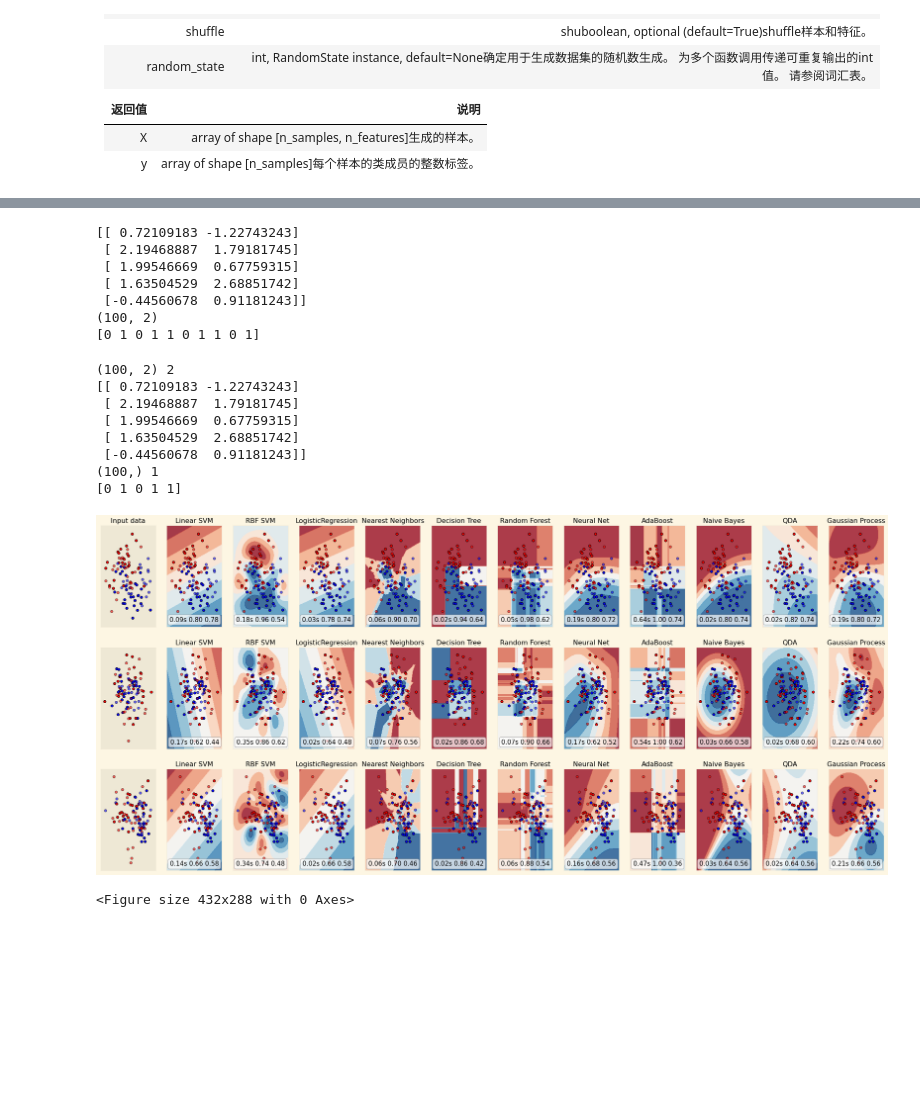
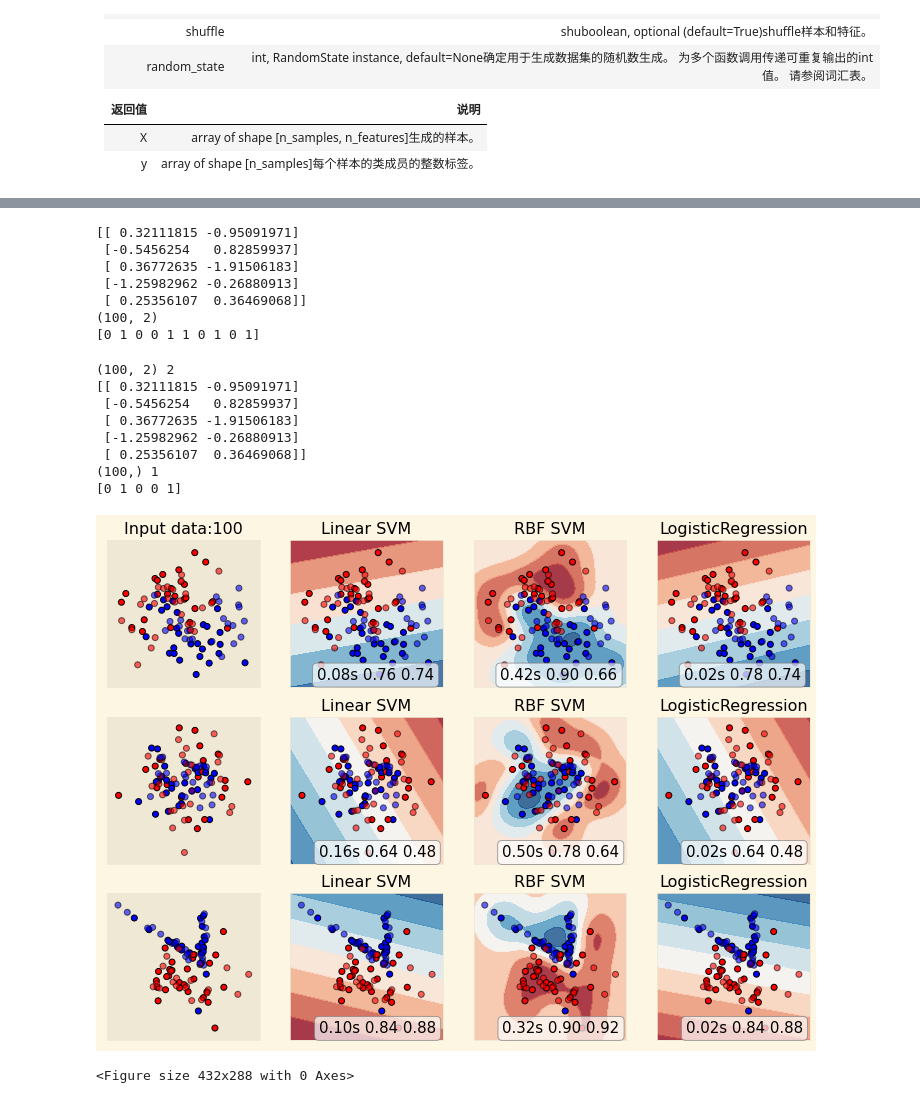
Before and after one commit to vcfriend/python-demo, a Jupyter notebook: scikit-learn/svm/code/plot_classifier_comparison.ipynb, the cells around one changed output, grey strips where cells are left out. Saved outputs shown, nothing was run; the diff lists cells and outputs as text; code cells hidden in the pictures; blank space fills up the shorter version.

```diff
--- a/scikit-learn/svm/code/plot_classifier_comparison.ipynb
+++ b/scikit-learn/svm/code/plot_classifier_comparison.ipynb
@@ -78,7 +78,7 @@ names = [
 ]
 
 classifiers = [
-    SVC(kernel="linear", C=0.1),
+    SVC(kernel="linear", C=1, gamma=0.5, probability=True),
     SVC(kernel="rbf", C=1, gamma=1),
     LogisticRegression(C=1, ),
     KNeighborsClassifier(3),
@@ -102,10 +102,10 @@ X, y = make_classification(
     n_features=2,  #特征集个数
     n_redundant=0,  #冗余特征个数
     n_informative=2,  #有效特征个数
-    random_state=0,  #确定用于生成数据集的随机数生成。 为多个函数调用传递可重复输出的int值。
-    n_clusters_per_class=1,  #簇的个数
-    flip_y = 0.5,  # (default=0.01)类别随机分配的样本比例。 较大的值会在标签中引入噪音，并使分类任务更加困难。
-    n_classes=2,  #int类型 (default=2)分类问题的类（或标签）数。sss
+    n_clusters_per_class=2,  #簇的个数
+    n_classes=2,  #int类型 (default=2)分类问题的类（或标签）数。
+    flip_y = 0.01,  # (default=0.01)类别随机分配的样本比例。 较大的值会在标签中引入噪音，并使分类任务更加困难。
+    random_state=2,  #确定用于生成数据集的随机数生成。 为多个函数调用传递可重复输出的int值。
 )
 # %%
 print(X.shape,X.ndim)
@@ -132,8 +132,8 @@ print(y[:10,])
 # y = np.random.uniform(y.shape)  #从参数化的均匀分布中抽取样本
 
 
-rng = np.random.RandomState(2)  #使用RandomState(int)可以自定义随机数种子，以保证每次执行代码，生成的数组都相同。 https://blog.csdn.net/weixin_42782150/article/details/102841192
-X += 2 * rng.uniform(size=X.shape)  #从参数化的均匀分布中抽取样本
+# rng = np.random.RandomState(2)  #使用RandomState(int)可以自定义随机数种子，以保证每次执行代码，生成的数组都相同。 https://blog.csdn.net/weixin_42782150/article/details/102841192
+# X += 2 * rng.uniform(size=X.shape)  #从参数化的均匀分布中抽取样本
 
 linearly_separable = (X, y)  #线性可分的
 # %%
@@ -141,13 +141,13 @@ print(X[:5,])
 print(X.shape)
 print(linearly_separable[1][:10])
 # %% [output]
-[[ 0.72109183 -1.22743243]
- [ 2.19468887  1.79181745]
- [ 1.99546669  0.67759315]
- [ 1.63504529  2.68851742]
- [-0.44560678  0.91181243]]
+[[ 0.32111815 -0.95091971]
+ [-0.5456254   0.82859937]
+ [ 0.36772635 -1.91506183]
+ [-1.25982962 -0.26880913]
+ [ 0.25356107  0.36469068]]
 (100, 2)
-[0 1 0 1 1 0 1 1 0 1]
+[0 1 0 0 1 1 0 1 0 1]
 # %%
 datasets = [
     #make_moons是用于生成两个交错的半圈数据集 noise:默认是false，数据集是否加入高斯噪声
@@ -175,17 +175,17 @@ print(y.shape,y.ndim)
 print(y[:5,])
 # %% [output]
 (100, 2) 2
-[[ 0.72109183 -1.22743243]
- [ 2.19468887  1.79181745]
- [ 1.99546669  0.67759315]
- [ 1.63504529  2.68851742]
- [-0.44560678  0.91181243]]
+[[ 0.32111815 -0.95091971]
+ [-0.5456254   0.82859937]
+ [ 0.36772635 -1.91506183]
+ [-1.25982962 -0.26880913]
+ [ 0.25356107  0.36469068]]
 (100,) 1
-[0 1 0 1 1]
+[0 1 0 0 1]
 # %%
 #根据样本数和使用分类器个数计算画布大小
 n_wh = ((n_samples / (n_samples if n_samples>5000 else 5000)) + (len(names) / 10)) * 30
-figure = plt.figure(figsize=(n_wh, n_wh / 3 + 4))
+figure = plt.figure(figsize=(n_wh+3, n_wh / 3 + 6))
 i = 1
 # iterate over datasets 遍历数据集
 for ds_cnt, ds in enumerate(datasets):
@@ -237,7 +237,8 @@ for ds_cnt, ds in enumerate(datasets):
         if hasattr(clf, "decision_function"):  #检查对象是否拥有决策函数,
             Z = clf.decision_function(np.c_[xx.ravel(), yy.ravel()])  #用于计算点到超平面的函数距离
         else:
-            Z = clf.predict_proba(np.c_[xx.ravel(), yy.ravel()])[:, 1]  #线性可分的,类别概率 https://blog.csdn.net/skyejy/article/details/90664763
+            # Z = clf.predict_proba(np.c_[xx.ravel(), yy.ravel()])[:, 1]  #线性可分的,类别概率 https://blog.csdn.net/skyejy/article/details/90664763
+            Z = clf.predict(np.c_[xx.ravel(), yy.ravel()])  #线性可分的,类别概率 https://blog.csdn.net/skyejy/article/details/90664763
 
         time_end = time.time()  #分类器运行结束时间
 
@@ -251,34 +252,34 @@ for ds_cnt, ds in enumerate(datasets):
         # 绘制测试点
         ax.scatter(
             X_test[:, 0],
             X_test[:, 1],
             c=y_test,
             cmap=cm_bright,
             edgecolors="k",
             alpha=0.6,
         )
 
         ax.set_xlim(xx.min(), xx.max())
         ax.set_ylim(yy.min(), yy.max())
         ax.set_xticks(())
         ax.set_yticks(())
         ax.set_title(name)
 
         ax.text(
             xx.max() - 0.3,
             yy.min() + 0.3,
             ("%.2fs %.2f %.2f" % ((time_end - time_begin), score_train, score_test)),
             size=15,
             horizontalalignment="right",
             # 添加文字背景色
             bbox=dict(boxstyle="round",
                       facecolor="w",  # 填充色
                       edgecolor="0.5", # 外框色
                       alpha=0.7)  # 框透明度
         )
         i += 1
 # %% [output]
-[figure, old version]
+[figure, new version]
 # %%
 plt.tight_layout()  #自动调整子图参数，使之填充整个图像区域。
 plt.show()
```
Also changed, not shown: parts of 2 cells of this notebook, 7 other files.
